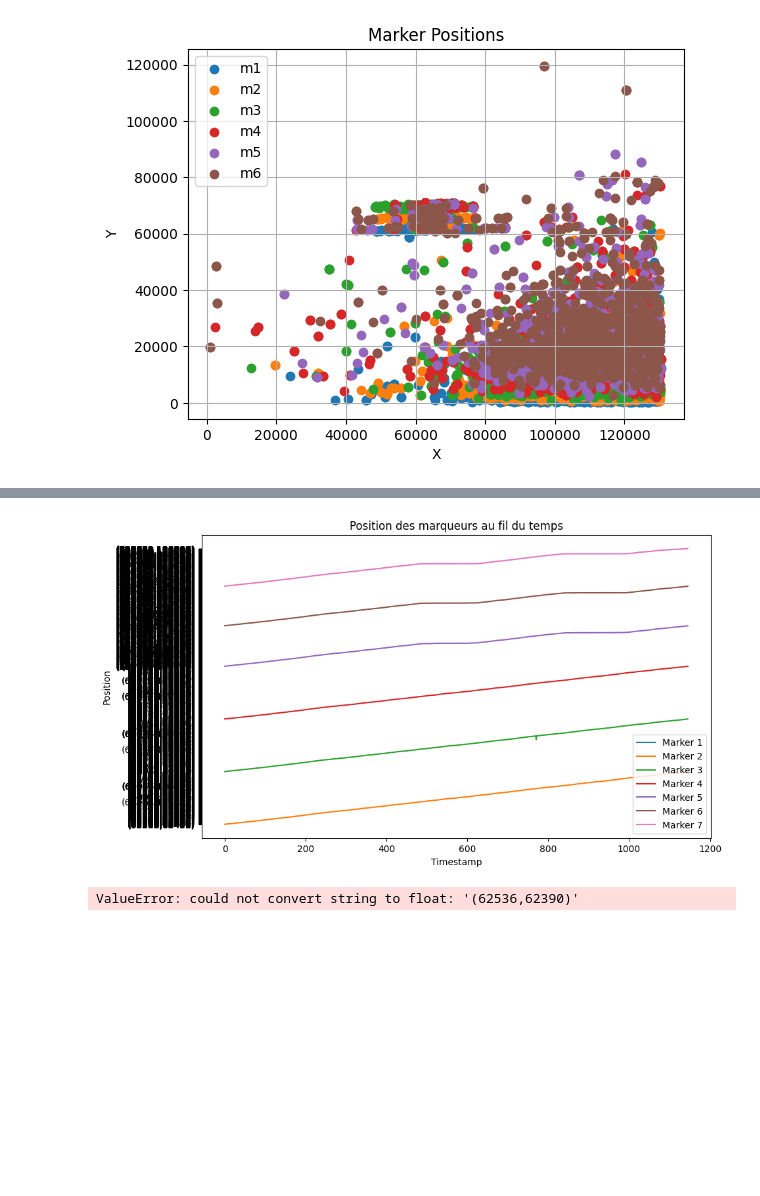
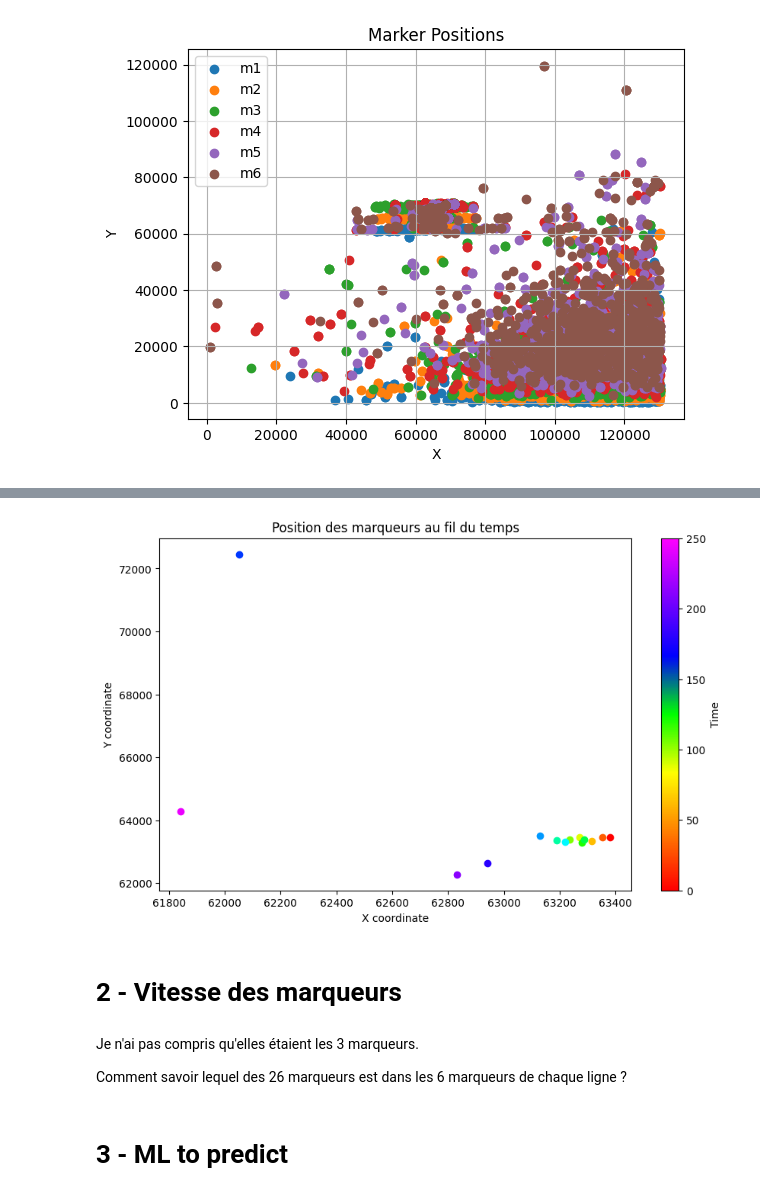
Before and after one commit to XeroBis/explo_ml, a Jupyter notebook: 1_crane/crane.ipynb, the cells around one changed output, grey strips where cells are left out. Saved outputs shown, nothing was run; the diff lists cells and outputs as text; code cells hidden in the pictures; blank space fills up the shorter version.

```diff
--- a/1_crane/crane.ipynb
+++ b/1_crane/crane.ipynb
@@ -147,35 +144,45 @@ len(data) after: 1080
-# %%
-import pandas as pd
-import numpy as np
-import matplotlib.pyplot as plt
-from sklearn.model_selection import train_test_split
-from sklearn.ensemble import RandomForestClassifier
-from sklearn.metrics import accuracy_score
-
-# Charger les données à partir des fichiers texte
-# data1 = pd.read_csv(".txt", delimiter="\t")
-data = pd.read_csv("TILsts.csv")
-
-# Préparation des données pour l'apprentissage automatique
-X = data[['TrolleyPos', 'Hoistpos', 'm1', 'm2', 'm3', 'm4', 'm5', 'm6']]
-y = data['MarkersValid']
-
-# Division des données en ensembles d'entraînement et de test
-X_train, X_test, y_train, y_test = train_test_split(X, y, test_size=0.2, random_state=42)
-
-# Entraînement du modèle RandomForestClassifier
-rf_classifier = RandomForestClassifier(n_estimators=100, random_state=42)
-rf_classifier.fit(X_train, y_train)
-
-# Prédiction sur l'ensemble de test
-y_pred = rf_classifier.predict(X_test)
-
-# Évaluation de la performance du modèle
-accuracy = accuracy_score(y_test, y_pred)
-print(f"Accuracy: {accuracy}")
-
-# Si vous êtes satisfait de la performance du modèle, vous pouvez l'utiliser pour prédire si un log est bon ou non.
-# Par exemple, vous pouvez utiliser rf_classifier.predict(new_data) où new_data est un nouveau jeu de données à prédire.
-# %% [output]
-[figure, removed]
-ValueError: could not convert string to float: '(62536,62390)'
+# %%
+data = pd.read_csv("TILsts.csv")
+data = data[data["MarkersValid"]==False]
+
+markers_data = data.filter(like='m', axis=1)
+fig, ax = plt.subplots(figsize=(10, 6))  # Create a subplot
+
+colors = []
+l_x = []
+l_y = []
+
+for i in range(250):
+    rgb = colorsys.hsv_to_rgb(i / 300., 1.0, 1.0)
+    colors.append(rgb)
+
+for j in range(0, len(markers_data["m1"]), 5):
+    x = ast.literal_eval(markers_data.iloc[j]["m1"])[0]
+    y = ast.literal_eval(markers_data.iloc[j]["m1"])[1]
+    l_x.append(x)
+    l_y.append(y)
+    id_color = int(j/len(markers_data["m1"])*len(colors))
+    ax.scatter(x, y, color=colors[id_color])  # Use the subplot's scatter function
+
+ax.set_xlabel("X coordinate")
+ax.set_ylabel("Y coordinate")
+ax.set_title("Position des marqueurs au fil du temps")
+
+norm = Normalize(vmin=0, vmax=len(colors))
+colors = [(1, 0, 0), (1, 0.5, 0), (1, 1, 0), (0, 1, 0), (0, 0, 1), (0.5, 0, 1), (1, 0, 1)]
+cmap = LinearSegmentedColormap.from_list("RedToPink", colors)
+sm = ScalarMappable(norm=norm, cmap=cmap)
+sm.set_array([])
+cbar = plt.colorbar(sm, ax=ax)
+cbar.set_label('Time')
+plt.show()
+# %% [output]
+[figure, added]
+# %% [markdown]
+# 2 - Vitesse des marqueurs
+# %% [markdown]
+Je n'ai pas compris qu'elles étaient les 3 marqueurs.
+
+Comment savoir lequel des 26 marqueurs est dans les 6 marqueurs de chaque ligne ?
+# %% [markdown]
+# 3 - ML to predict
```
Also changed, not shown: parts of 6 cells of this notebook, 2 other files.
